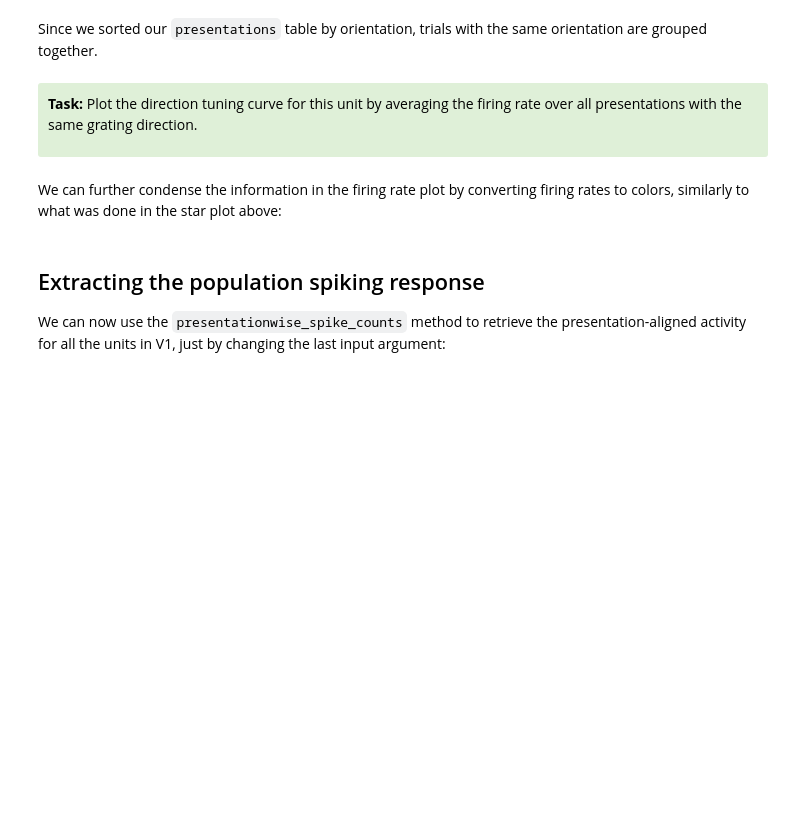
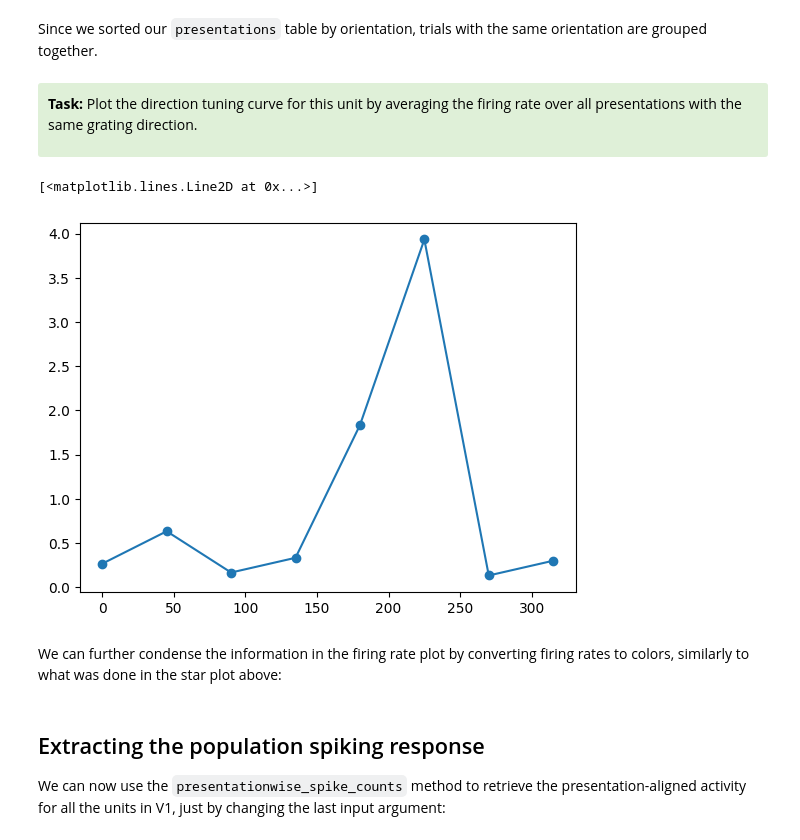
Before and after one commit to ecresp1el/swb_2023_ec_problemsworkshop, a Jupyter notebook: code/Day 2 - Tutorial 1.ipynb, the cells around one changed output. Cells and saved outputs as stored; diff of their text form; code cells hidden in the pictures; blank space fills up the shorter version.

```diff
--- a/code/Day 2 - Tutorial 1.ipynb
+++ b/code/Day 2 - Tutorial 1.ipynb
@@ -610,3 +818,19 @@ Since we sorted our `presentations` table by orientation, trials with the same o
+# %%
+# code goes here
+
+# hint: the first trial for each condition can be found using np.arange(0,len(presentations),15),
+# since the trials are already sorted by condition.
+
+mean_rates = [] #create an empty list to store the mean firing rates for each orientation
+start_inds = np.arange(0,len(presentations),15) #create an array of the start indices for each orientation
+
+for start_ind in start_inds: #loop through the start indices
+    mean_rates.append(firing_rates[start_ind:start_ind+15].mean()) #append the mean firing rate for each orientation to the mean_rates list
+
+plt.plot(orientations, mean_rates, 'o-') #plot the mean firing rates as a function of orientation
+# %% [output]
+[<matplotlib.lines.Line2D at 0x...>]
+[figure, added]
 # %% [markdown]
 We can further condense the information in the firing rate plot by converting firing rates to colors, similarly to what was done in the star plot above:
 # %%
```
Also changed, not shown: parts of 28 cells of this notebook.
